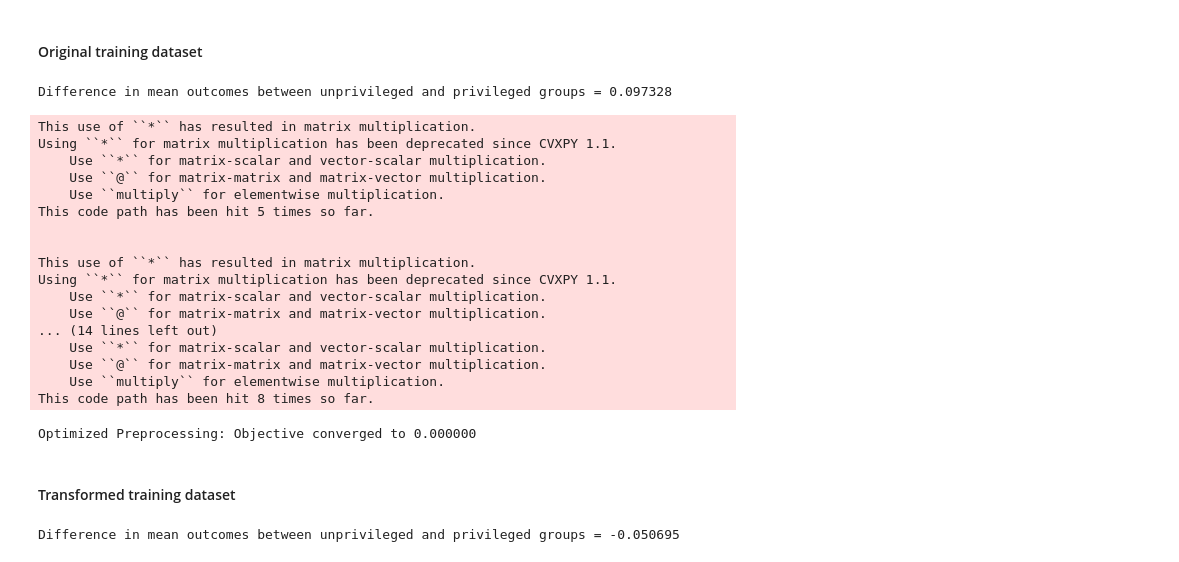
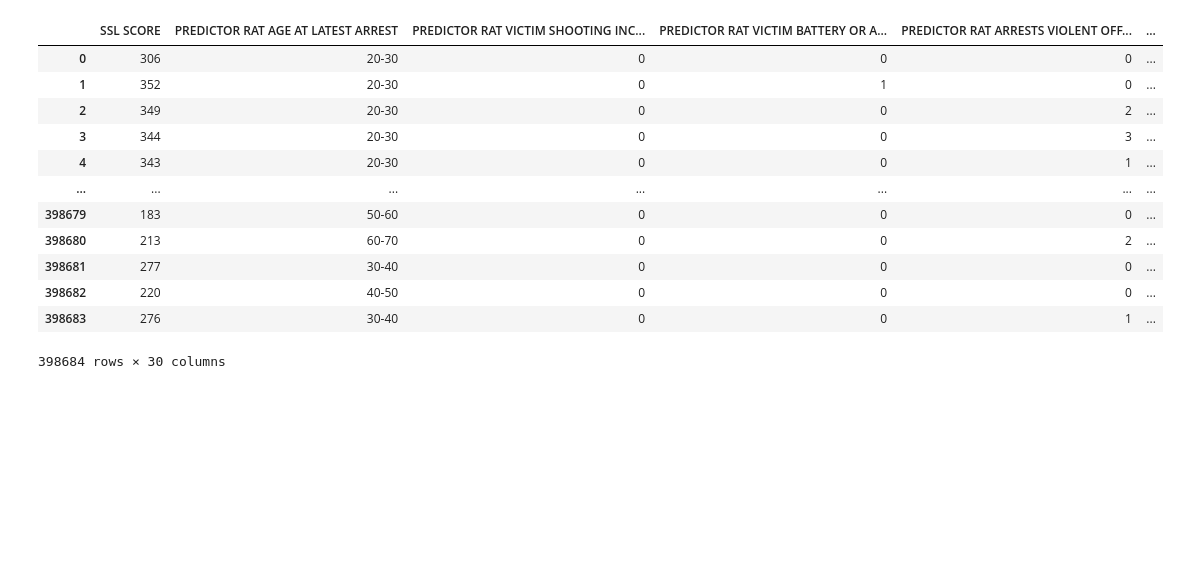
Before and after one commit to avasdowney/predictive_policing_thesis, a Jupyter notebook: fairness.ipynb, the cells around one changed output. Cells and saved outputs as stored; diff of their text form; code cells hidden in the pictures; blank space fills up the shorter version.

Commit message:
preprocessing brute force progress

```diff
--- a/fairness.ipynb
+++ b/fairness.ipynb
@@ -33,51 +16,18 @@ unprivileged_groups = [{'race': 1}] # Not white
-# %%
-metric_orig_train = BinaryLabelDatasetMetric(dataset_orig_train,
-                                             unprivileged_groups=unprivileged_groups,
-                                             privileged_groups=privileged_groups)
-display(Markdown("#### Original training dataset"))
-print("Difference in mean outcomes between unprivileged and privileged groups = %f" % metric_orig_train.mean_difference())
-# %% [output]
-#### Original training dataset
-Difference in mean outcomes between unprivileged and privileged groups = 0.097328
-# %%
-optim_options = {
-    "distortion_fun": get_distortion_adult,
-    "epsilon": 0.05,
-    "clist": [0.99, 1.99, 2.99],
-    "dlist": [.1, 0.05, 0]
-}
-
-OP = OptimPreproc(OptTools, optim_options)
-
-OP = OP.fit(dataset_orig_train)
-dataset_transf_train = OP.transform(dataset_orig_train, transform_Y=True)
-
-dataset_transf_train = dataset_orig_train.align_datasets(dataset_transf_train)
-# %% [output]
-This use of ``*`` has resulted in matrix multiplication.
-Using ``*`` for matrix multiplication has been deprecated since CVXPY 1.1.
-    Use ``*`` for matrix-scalar and vector-scalar multiplication.
-    Use ``@`` for matrix-matrix and matrix-vector multiplication.
-    Use ``multiply`` for elementwise multiplication.
-This code path has been hit 5 times so far.
-
-
-This use of ``*`` has resulted in matrix multiplication.
-Using ``*`` for matrix multiplication has been deprecated since CVXPY 1.1.
-    Use ``*`` for matrix-scalar and vector-scalar multiplication.
-    Use ``@`` for matrix-matrix and matrix-vector multiplication.
-... (14 lines left out)
-    Use ``*`` for matrix-scalar and vector-scalar multiplication.
-    Use ``@`` for matrix-matrix and matrix-vector multiplication.
-    Use ``multiply`` for elementwise multiplication.
-This code path has been hit 8 times so far.
-Optimized Preprocessing: Objective converged to 0.000000
-# %%
-metric_transf_train = BinaryLabelDatasetMetric(dataset_transf_train,
-                                               unprivileged_groups=unprivileged_groups,
-                                               privileged_groups=privileged_groups)
-display(Markdown("#### Transformed training dataset"))
-print("Difference in mean outcomes between unprivileged and privileged groups = %f" % metric_transf_train.mean_difference())
-# %% [output]
-#### Transformed training dataset
-Difference in mean outcomes between unprivileged and privileged groups = -0.050695
+# %%
+# read data
+df = pd.read_csv('data/preprocessed_data.csv')
+df
+# %% [output]
+|  | SSL SCORE | PREDICTOR RAT AGE AT LATEST ARREST | PREDICTOR RAT VICTIM SHOOTING INC... | PREDICTOR RAT VICTIM BATTERY OR A... | PREDICTOR RAT ARRESTS VIOLENT OFF... | ... |
+| 0 | 306 | 20-30 | 0 | 0 | 0 | ... |
+| 1 | 352 | 20-30 | 0 | 1 | 0 | ... |
+| 2 | 349 | 20-30 | 0 | 0 | 2 | ... |
+| 3 | 344 | 20-30 | 0 | 0 | 3 | ... |
+| 4 | 343 | 20-30 | 0 | 0 | 1 | ... |
+| ... | ... | ... | ... | ... | ... | ... |
+| 398679 | 183 | 50-60 | 0 | 0 | 0 | ... |
+| 398680 | 213 | 60-70 | 0 | 0 | 2 | ... |
+| 398681 | 277 | 30-40 | 0 | 0 | 0 | ... |
+| 398682 | 220 | 40-50 | 0 | 0 | 0 | ... |
+| 398683 | 276 | 30-40 | 0 | 0 | 1 | ... |
+398684 rows × 30 columns
```
Also changed, not shown: parts of 7 cells of this notebook, 6 other files.
